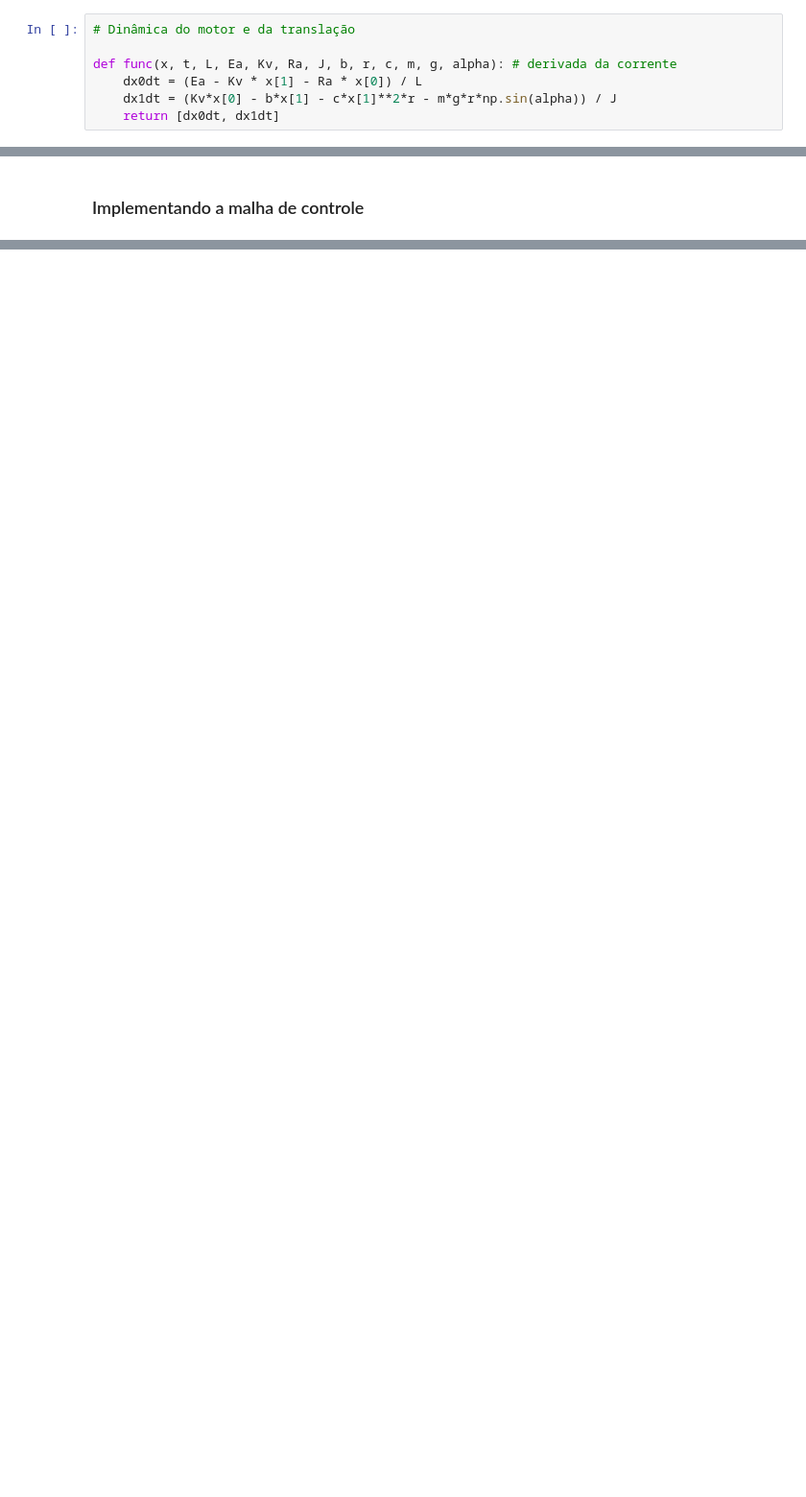
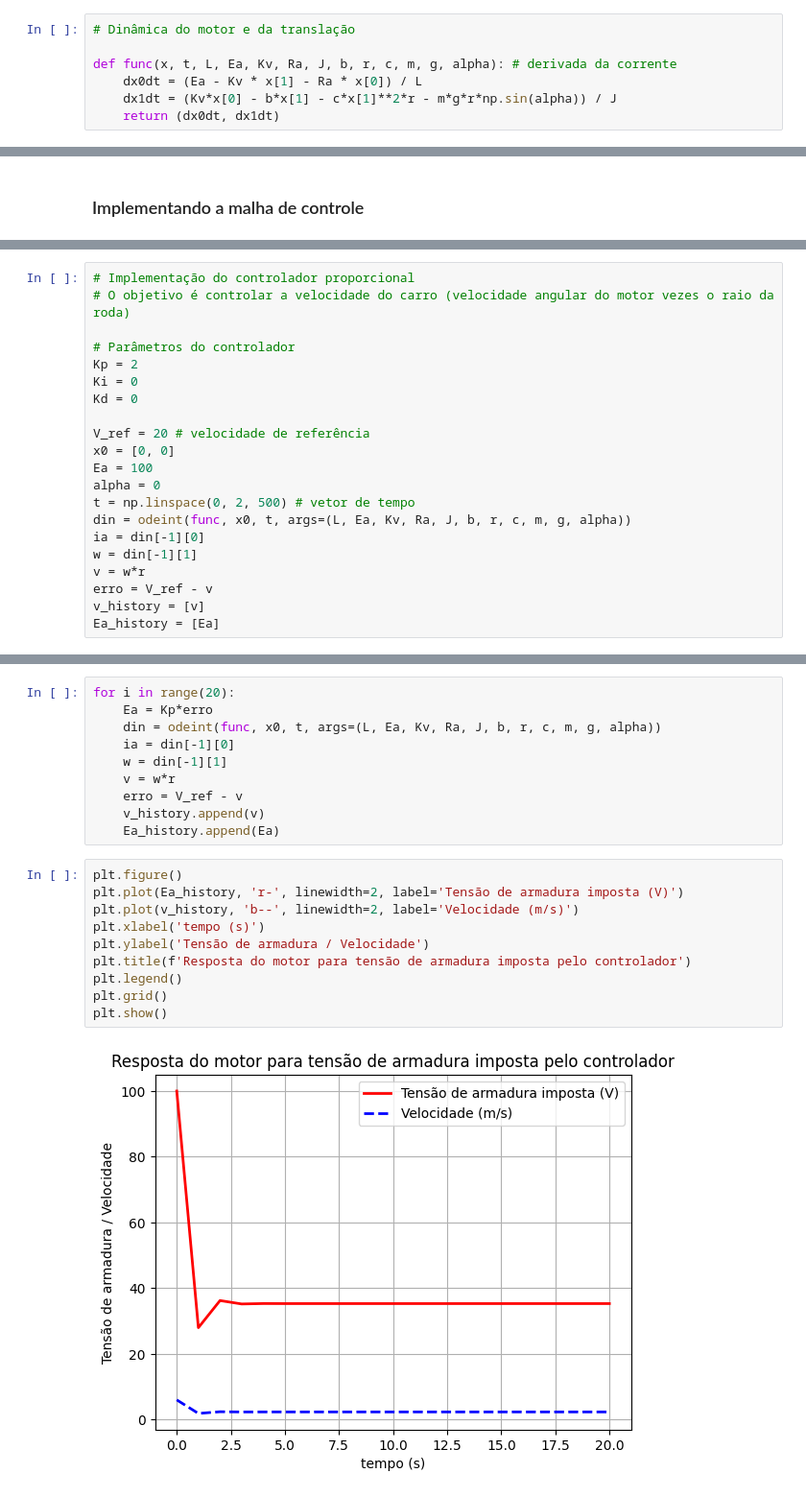
Before and after one commit to brenobmoreira/TrabFinal_DAS5103, a Jupyter notebook: sistema.ipynb, the cells around one changed output, grey strips where cells are left out. Shown: that part at 96% size. Drawn from its saved outputs; the diff is of its cells as text; blank space fills up the shorter version.

```diff
--- a/sistema.ipynb
+++ b/sistema.ipynb
@@ -14,7 +14,7 @@ from scipy.integrate import odeint
 def func(x, t, L, Ea, Kv, Ra, J, b, r, c, m, g, alpha): # derivada da corrente
     dx0dt = (Ea - Kv * x[1] - Ra * x[0]) / L
     dx1dt = (Kv*x[0] - b*x[1] - c*x[1]**2*r - m*g*r*np.sin(alpha)) / J
-    return [dx0dt, dx1dt]
+    return (dx0dt, dx1dt)
 # %% [markdown]
 ### Parametrização
 # %%
@@ -118,0 +55,21 @@ ValueError: setting an array element with a sequence. The requested array has an
+# %%
+# Implementação do controlador proporcional
+# O objetivo é controlar a velocidade do carro (velocidade angular do motor vezes o raio da roda)
+
+# Parâmetros do controlador
+Kp = 2
+Ki = 0
+Kd = 0
+
+V_ref = 20 # velocidade de referência
+x0 = [0, 0]
+Ea = 100
+alpha = 0
+t = np.linspace(0, 2, 500) # vetor de tempo
+din = odeint(func, x0, t, args=(L, Ea, Kv, Ra, J, b, r, c, m, g, alpha))
+ia = din[-1][0]
+w = din[-1][1]
+v = w*r
+erro = V_ref - v
+v_history = [v]
+Ea_history = [Ea]
@@ -118,0 +80,22 @@ ValueError: setting an array element with a sequence. The requested array has an
+# %%
+for i in range(20):
+    Ea = Kp*erro
+    din = odeint(func, x0, t, args=(L, Ea, Kv, Ra, J, b, r, c, m, g, alpha))
+    ia = din[-1][0]
+    w = din[-1][1]
+    v = w*r
+    erro = V_ref - v
+    v_history.append(v)
+    Ea_history.append(Ea)
+# %%
+plt.figure()
+plt.plot(Ea_history, 'r-', linewidth=2, label='Tensão de armadura imposta (V)')
+plt.plot(v_history, 'b--', linewidth=2, label='Velocidade (m/s)')
+plt.xlabel('tempo (s)')
+plt.ylabel('Tensão de armadura / Velocidade')
+plt.title(f'Resposta do motor para tensão de armadura imposta pelo controlador')
+plt.legend()
+plt.grid()
+plt.show()
+# %% [output]
+[figure, added]
```
Also changed, not shown: parts of 6 cells of this notebook, 1 other file.
